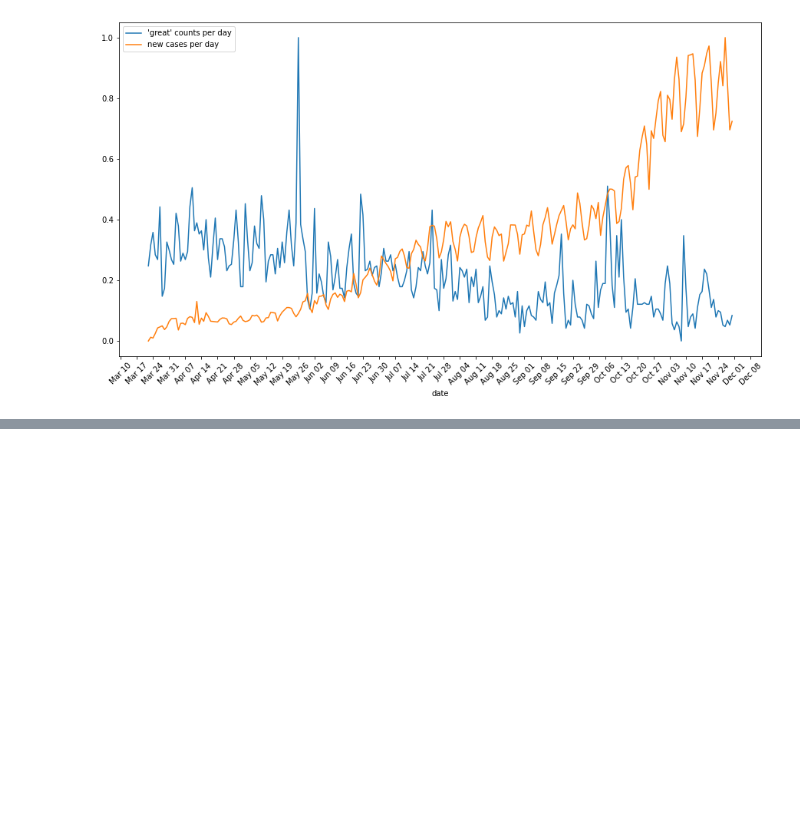
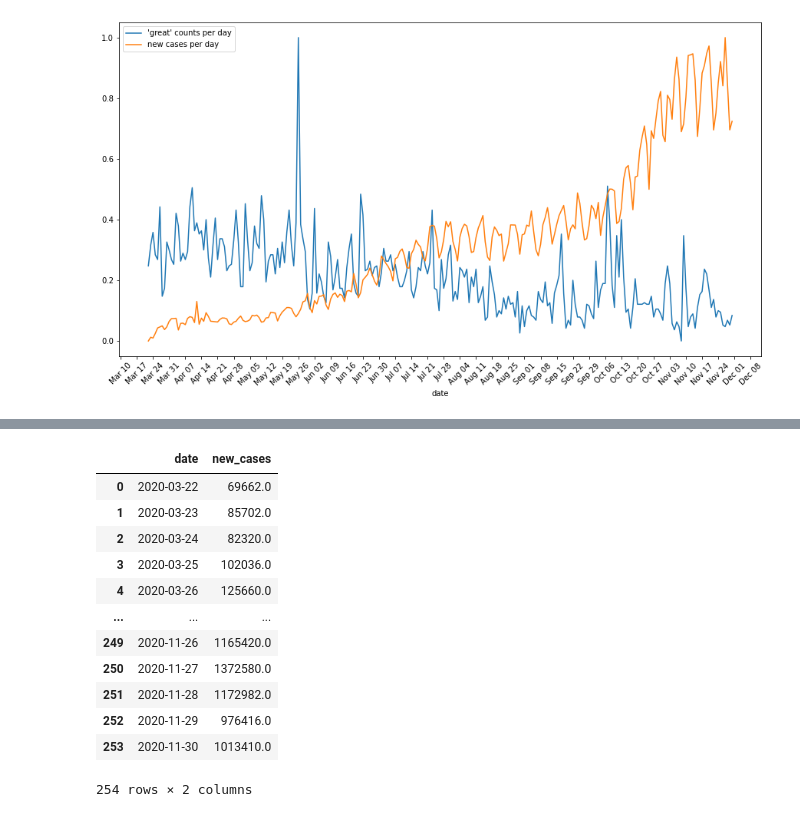
Before and after one commit to yunlintang/DSC180B-Project, a Jupyter notebook: notebooks/text_cleaning.ipynb, the cells around one changed output, grey strips where cells are left out. Saved outputs shown, nothing was run; the diff lists cells and outputs as text; code cells hidden in the pictures; blank space fills up the shorter version.

```diff
--- a/notebooks/text_cleaning.ipynb
+++ b/notebooks/text_cleaning.ipynb
@@ -219,0 +263,16 @@ plt.show()
+# %%
+pd.read_csv('../data/interim/new_cases.csv')
+# %% [output]
+|  | date | new_cases |
+| 0 | 2020-03-22 | 69662.0 |
+| 1 | 2020-03-23 | 85702.0 |
+| 2 | 2020-03-24 | 82320.0 |
+| 3 | 2020-03-25 | 102036.0 |
+| 4 | 2020-03-26 | 125660.0 |
+| ... | ... | ... |
+| 249 | 2020-11-26 | 1165420.0 |
+| 250 | 2020-11-27 | 1372580.0 |
+| 251 | 2020-11-28 | 1172982.0 |
+| 252 | 2020-11-29 | 976416.0 |
+| 253 | 2020-11-30 | 1013410.0 |
+254 rows × 2 columns
```
Also changed, not shown: parts of 6 cells of this notebook, 9 other files.
